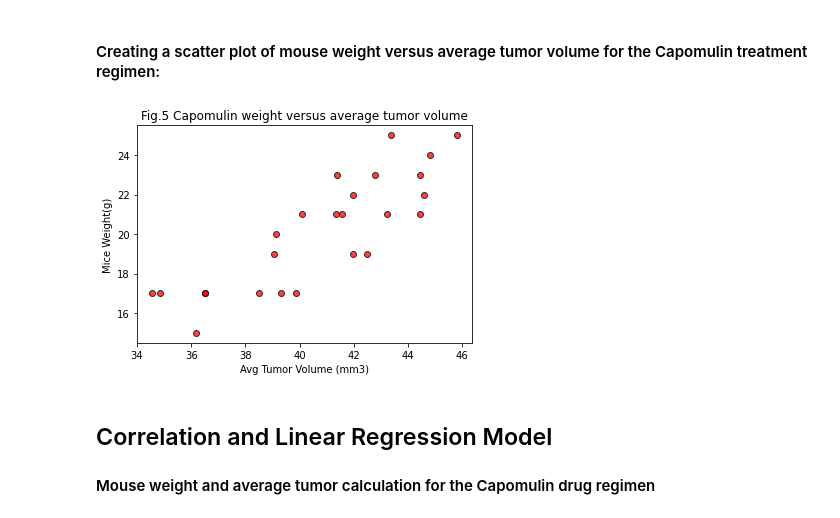
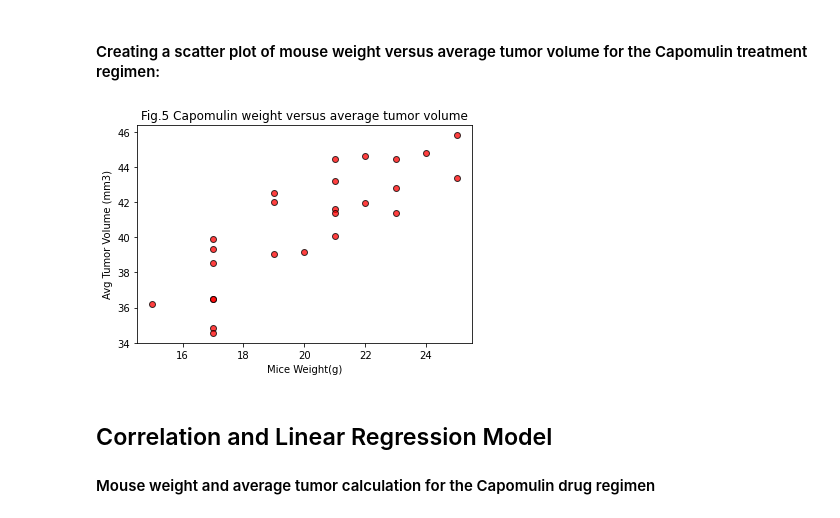
Before and after one commit to Mlara73/Pymaceuticals-Visualization, a Jupyter notebook: Pymaceuticals/pymaceuticals_starter.ipynb, the cells around one changed output. Saved outputs shown, nothing was run; the diff lists cells and outputs as text; code cells hidden in the pictures.

```diff
--- a/Pymaceuticals/pymaceuticals_starter.ipynb
+++ b/Pymaceuticals/pymaceuticals_starter.ipynb
@@ -400,20 +400,20 @@ plt.show
 # %%
 #Grouping by "Capomulin" treatment and generated a new dataframe with the Tumor Volume average.
 
 mouse_scatter=clean_mouse_df.loc[clean_mouse_df["Drug Regimen"]=="Capomulin",:]
 scatter_analysis=mouse_scatter.groupby("Mouse ID")
 mice_scatter_plot =scatter_analysis.agg(Avg_Tumor_Volume=pd.NamedAgg(column="Tumor Volume (mm3)", aggfunc="mean"),
                                        Weight=pd.NamedAgg(column="Weight (g)", aggfunc="mean"))
 
 #Plotting the scatter chart
 
-plt.scatter(mice_scatter_plot["Avg_Tumor_Volume"],mice_scatter_plot["Weight"],facecolor="red",marker="o",edgecolor="black",alpha=0.75)
+plt.scatter(mice_scatter_plot["Weight"],mice_scatter_plot["Avg_Tumor_Volume"],facecolor="red",marker="o",edgecolor="black",alpha=0.75)
 plt.title("Fig.5 Capomulin weight versus average tumor volume")
-plt.xlabel("Avg Tumor Volume (mm3)")
-plt.ylabel("Mice Weight(g)")
+plt.xlabel("Mice Weight(g)")
+plt.ylabel("Avg Tumor Volume (mm3)")
 plt.show()
 # %% [output]
-[figure, old version]
+[figure, new version]
 # %% [markdown]
 ## Correlation and Linear Regression Model
 #### Mouse weight and average tumor calculation for the Capomulin drug regimen
```
Also changed, not shown: parts of 3 cells of this notebook, 2 other files.
